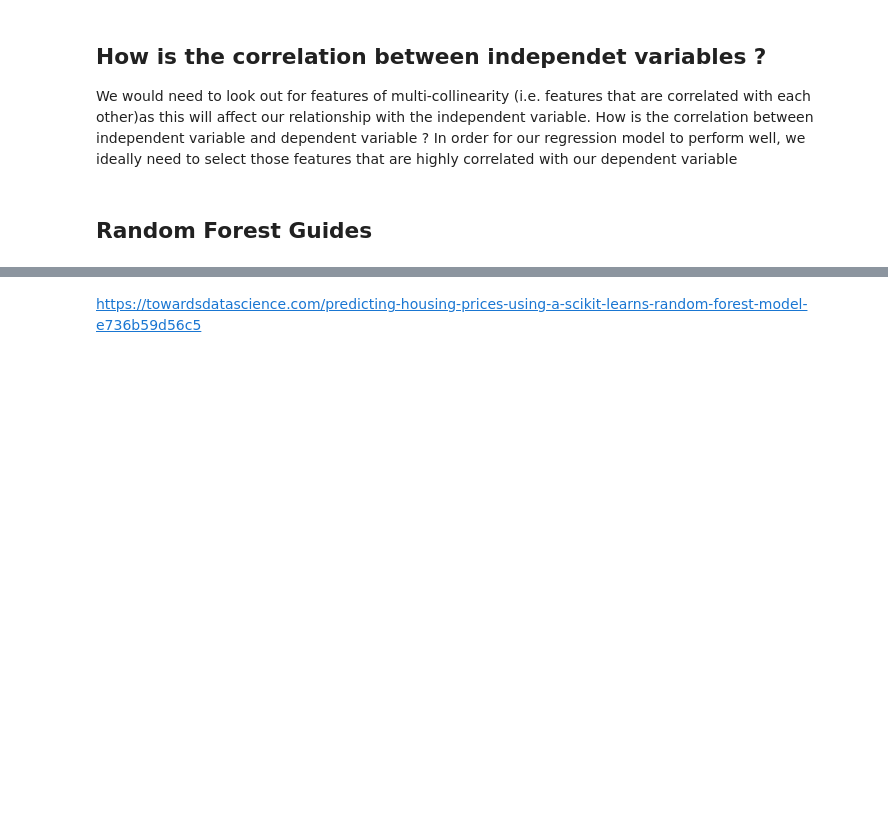
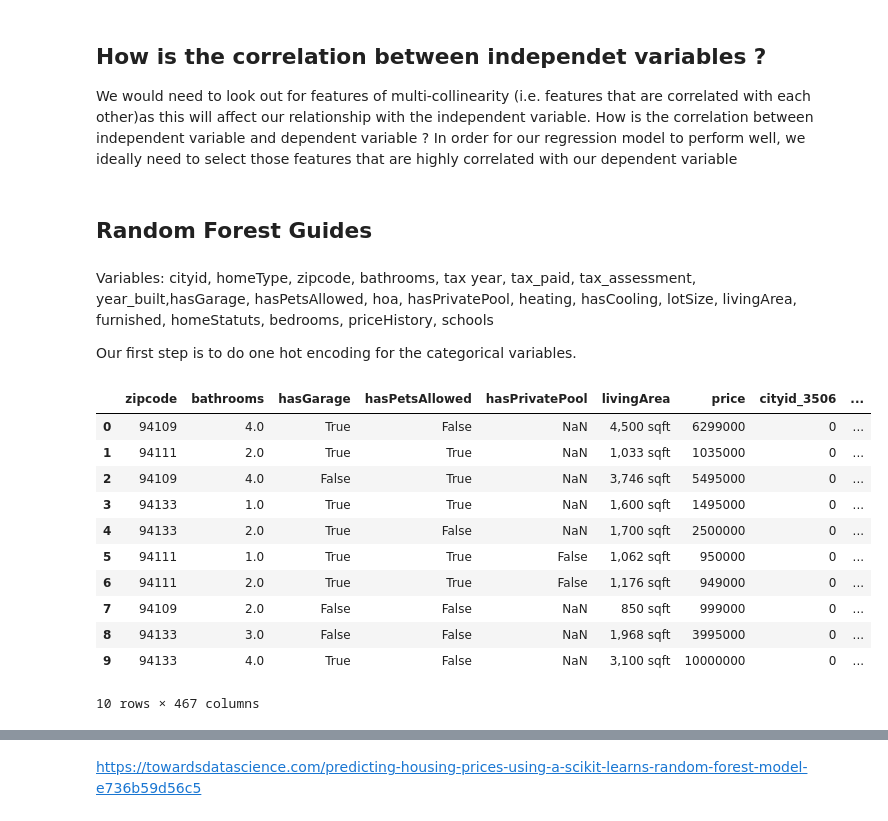
Before and after one commit to Myckland/RDMS_Competition, a Jupyter notebook: Descriptive Analysis of Dataset RDMS.ipynb, the cells around one changed output, grey strips where cells are left out. Saved outputs shown, nothing was run; the diff lists cells and outputs as text; code cells hidden in the pictures; blank space fills up the shorter version.

```diff
--- a/Descriptive Analysis of Dataset RDMS.ipynb
+++ b/Descriptive Analysis of Dataset RDMS.ipynb
@@ -85,3 +83,28 @@ How is the correlation between independent variable and dependent variable ?
 In order for our regression model to perform well, we ideally need to select those features that are highly correlated with our dependent variable
 # %% [markdown]
 ## Random Forest Guides
+# %% [markdown]
+Variables: cityid, homeType, zipcode, bathrooms, tax year, tax_paid, tax_assessment, year_built,hasGarage, hasPetsAllowed, hoa, hasPrivatePool, heating, hasCooling, lotSize, livingArea, furnished, homeStatuts, bedrooms, priceHistory, schools
+
+Our first step is to do one hot encoding for the categorical variables.
+# %%
+subset_data = data[['cityid', 'homeType', 'zipcode', 'bathrooms',
+            'hasGarage', 'hasPetsAllowed', 'hasPrivatePool',
+            'heating', 'hasCooling', 'livingArea', 'price']]
+
+subset_data = pd.get_dummies(subset_data, columns = ['cityid', 'homeType',
+                                                    'heating', 'hasCooling'])
+subset_data.head(10)
+# %% [output]
+|  | zipcode | bathrooms | hasGarage | hasPetsAllowed | hasPrivatePool | livingArea | price | cityid_3506 | ... |
+| 0 | 94109 | 4.0 | True | False | NaN | 4,500 sqft | 6299000 | 0 | ... |
+| 1 | 94111 | 2.0 | True | True | NaN | 1,033 sqft | 1035000 | 0 | ... |
+| 2 | 94109 | 4.0 | False | True | NaN | 3,746 sqft | 5495000 | 0 | ... |
+| 3 | 94133 | 1.0 | True | True | NaN | 1,600 sqft | 1495000 | 0 | ... |
+| 4 | 94133 | 2.0 | True | False | NaN | 1,700 sqft | 2500000 | 0 | ... |
+| 5 | 94111 | 1.0 | True | True | False | 1,062 sqft | 950000 | 0 | ... |
+| 6 | 94111 | 2.0 | True | True | False | 1,176 sqft | 949000 | 0 | ... |
+| 7 | 94109 | 2.0 | False | False | NaN | 850 sqft | 999000 | 0 | ... |
+| 8 | 94133 | 3.0 | False | False | NaN | 1,968 sqft | 3995000 | 0 | ... |
+| 9 | 94133 | 4.0 | True | False | NaN | 3,100 sqft | 10000000 | 0 | ... |
+10 rows × 467 columns
```
Also changed, not shown: parts of 13 cells of this notebook.
